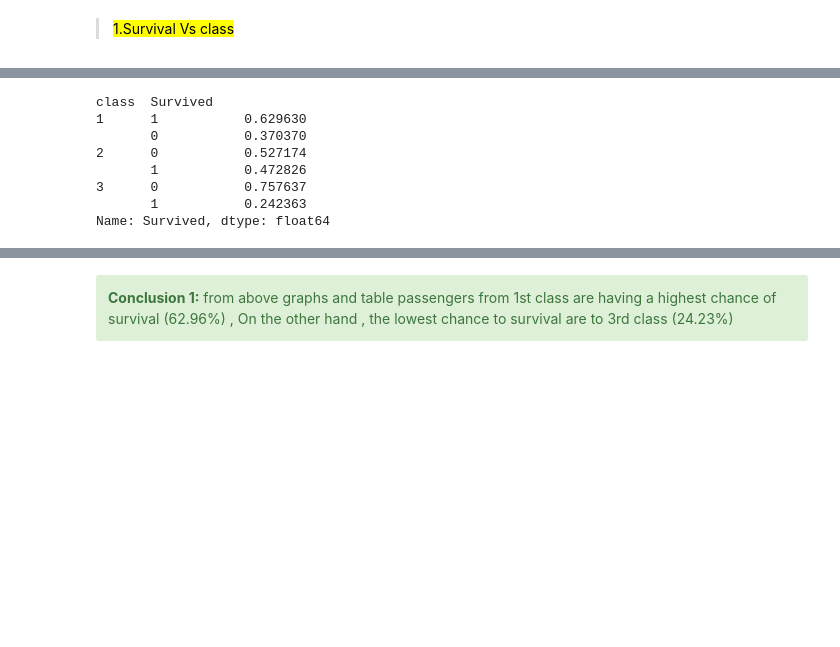
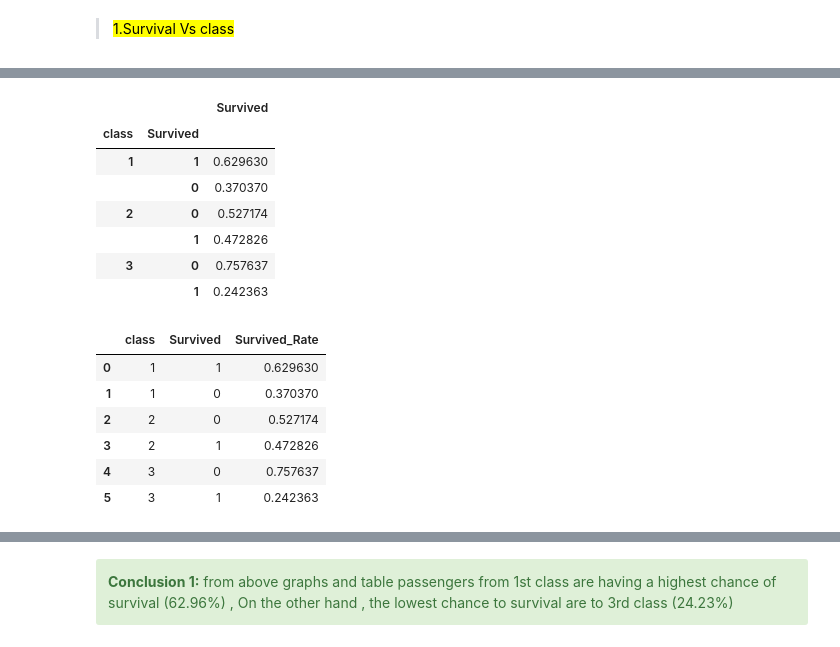
Before and after one commit to mtheggi/Titanic-Survival-Prediction, a Jupyter notebook: Titanic_Survival_Prediction.ipynb, the cells around one changed output, grey strips where cells are left out. Cells and saved outputs as stored; diff of their text form; code cells hidden in the pictures; blank space fills up the shorter version.

```diff
--- a/Titanic_Survival_Prediction.ipynb
+++ b/Titanic_Survival_Prediction.ipynb
@@ -199,11 +199,24 @@ sb.countplot(x='class', hue='Survived' , data=df_train)
 # %%
-df_train.groupby('class')['Survived'].value_counts(normalize=True)
+df_Class_Vs_Survived = df_train.groupby('class')['Survived'].value_counts(normalize=True).to_frame()
+df_Class_Vs_Survived
 # %% [output]
-class  Survived
-1      1           0.629630
-       0           0.370370
-2      0           0.527174
-       1           0.472826
-3      0           0.757637
-       1           0.242363
-Name: Survived, dtype: float64
+|  |  | Survived |
+| class | Survived |  |
+| 1 | 1 | 0.629630 |
+|  | 0 | 0.370370 |
+| 2 | 0 | 0.527174 |
+|  | 1 | 0.472826 |
+| 3 | 0 | 0.757637 |
+|  | 1 | 0.242363 |
+# %%
+df_Class_Vs_Survived.rename(columns = {'Survived' : 'Survived_Rate'}, inplace = True)
+df_Class_Vs_Survived.reset_index(level=None, drop=False, inplace=True, col_level=0)
+df_Class_Vs_Survived
+# %% [output]
+|  | class | Survived | Survived_Rate |
+| 0 | 1 | 1 | 0.629630 |
+| 1 | 1 | 0 | 0.370370 |
+| 2 | 2 | 0 | 0.527174 |
+| 3 | 2 | 1 | 0.472826 |
+| 4 | 3 | 0 | 0.757637 |
+| 5 | 3 | 1 | 0.242363 |
```
Also changed, not shown: parts of 24 cells of this notebook.
